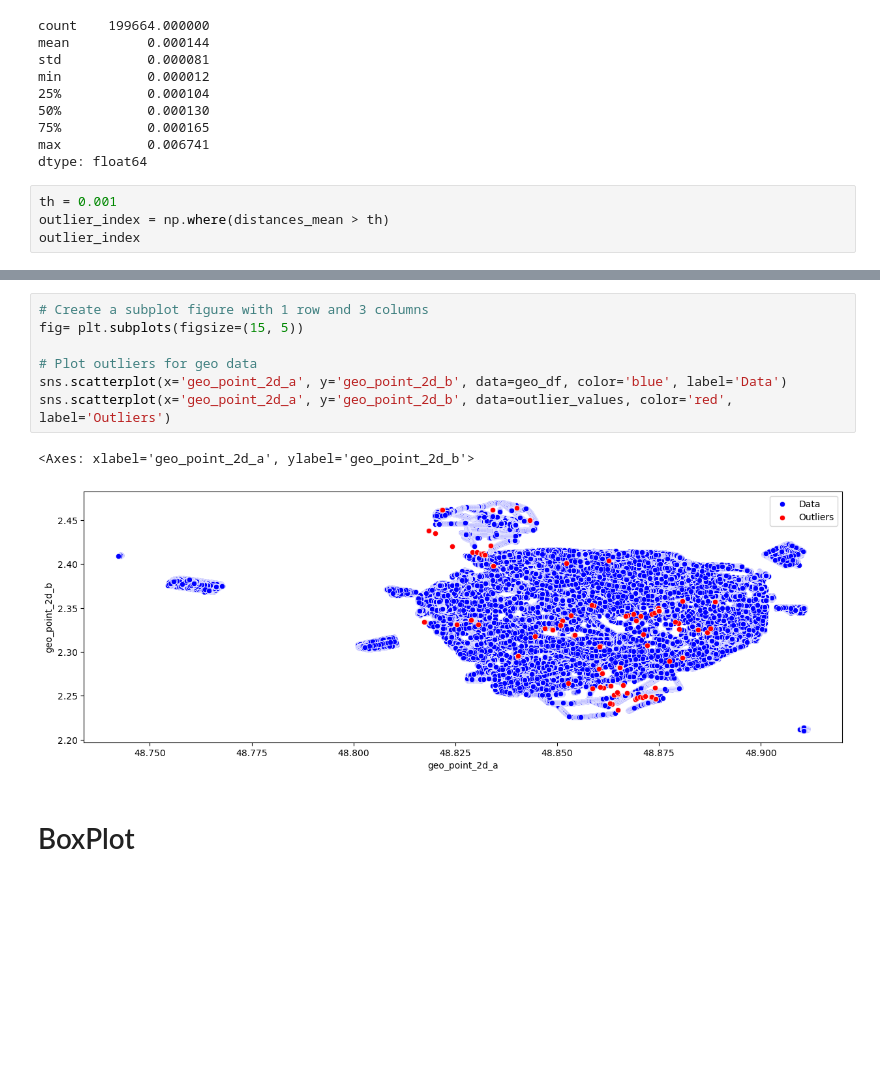
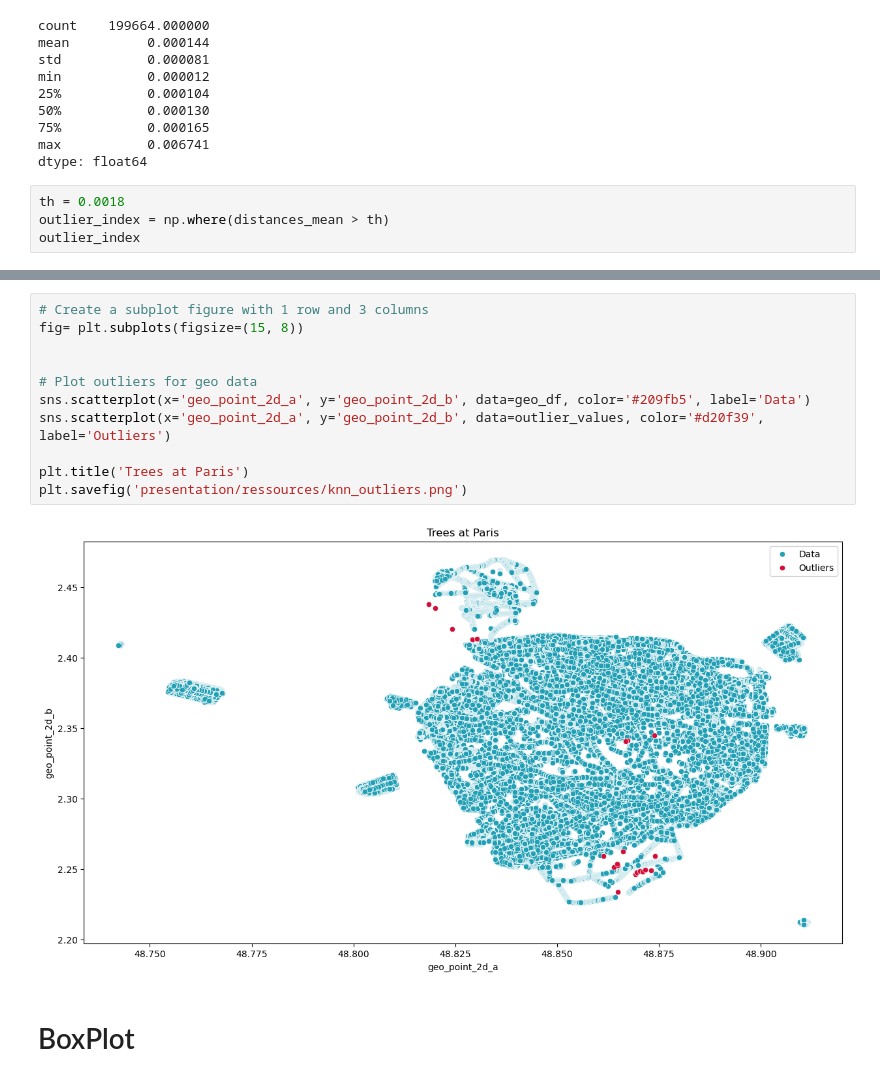
Before and after one commit to LAlto96/ocaiep02, a Jupyter notebook: DataClean.ipynb, the cells around one changed output, grey strips where cells are left out. Saved outputs shown, nothing was run; the diff lists cells and outputs as text; blank space fills up the shorter version.

```diff
--- a/DataClean.ipynb
+++ b/DataClean.ipynb
@@ -544,7 +544,7 @@ min           0.000012
 max           0.006741
 dtype: float64
 # %%
-th = 0.001
+th = 0.0018
 outlier_index = np.where(distances_mean > th)
 outlier_index
 # %% [output]
@@ -583,13 +575,16 @@ outlier_values
 # %%
 # Create a subplot figure with 1 row and 3 columns
-fig= plt.subplots(figsize=(15, 5))
+fig= plt.subplots(figsize=(15, 8))
+
 
 # Plot outliers for geo data
-sns.scatterplot(x='geo_point_2d_a', y='geo_point_2d_b', data=geo_df, color='blue', label='Data')
-sns.scatterplot(x='geo_point_2d_a', y='geo_point_2d_b', data=outlier_values, color='red', label='Outliers')
+sns.scatterplot(x='geo_point_2d_a', y='geo_point_2d_b', data=geo_df, color='#209fb5', label='Data')
+sns.scatterplot(x='geo_point_2d_a', y='geo_point_2d_b', data=outlier_values, color='#d20f39', label='Outliers')
+
+plt.title('Trees at Paris')
+plt.savefig('presentation/ressources/knn_outliers.png')
 # %% [output]
-<Axes: xlabel='geo_point_2d_a', ylabel='geo_point_2d_b'>
-[figure, old version]
+[figure, new version]
 # %% [markdown]
 # BoxPlot
 # %%
```
Also changed, not shown: parts of 16 cells of this notebook, 34 other files.
